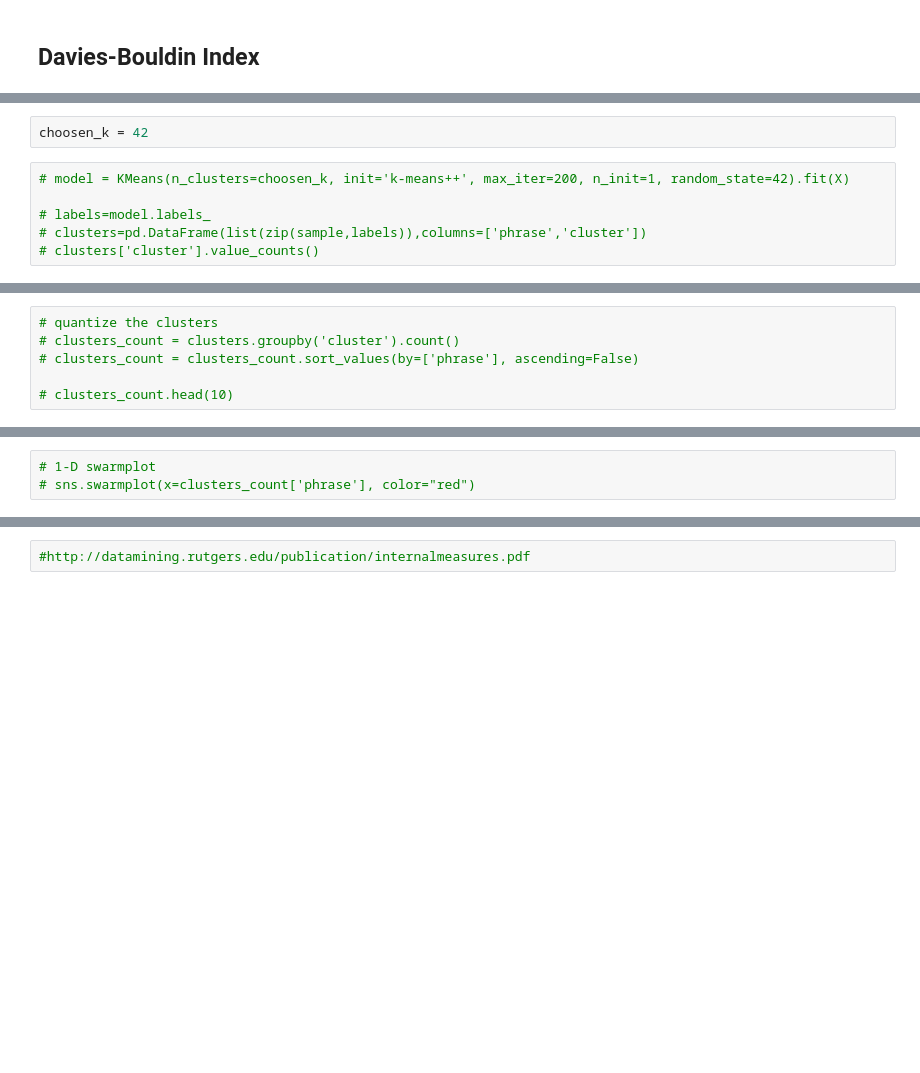
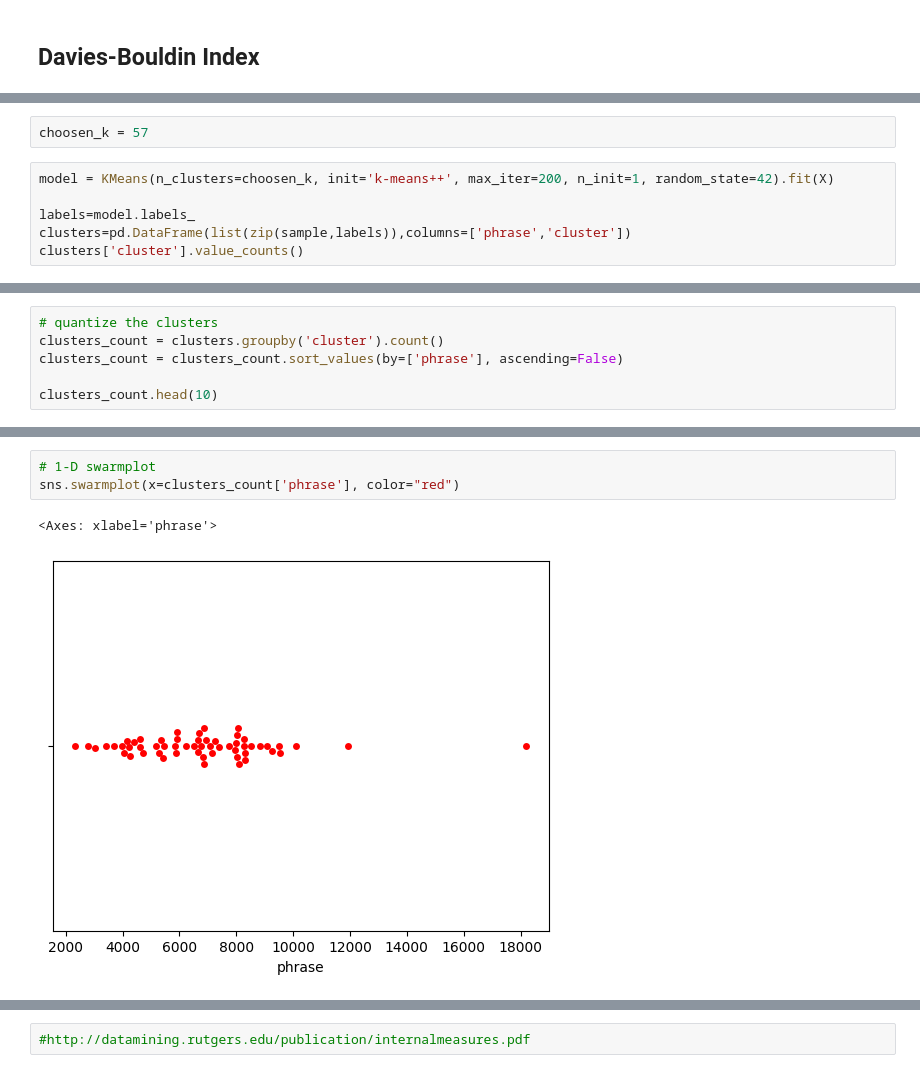
Before and after one commit to Rhuancpq/FBD_MD_viagens, a Jupyter notebook: mining.ipynb, the cells around one changed output, grey strips where cells are left out. Saved outputs shown, nothing was run; the diff lists cells and outputs as text; blank space fills up the shorter version.

```diff
--- a/mining.ipynb
+++ b/mining.ipynb
@@ -189,8 +192,8 @@ plt.show()
 # %%
-choosen_k = 42
+choosen_k = 57
 # %%
-# model = KMeans(n_clusters=choosen_k, init='k-means++', max_iter=200, n_init=1, random_state=42).fit(X)
+model = KMeans(n_clusters=choosen_k, init='k-means++', max_iter=200, n_init=1, random_state=42).fit(X)
 
-# labels=model.labels_
-# clusters=pd.DataFrame(list(zip(sample,labels)),columns=['phrase','cluster'])
-# clusters['cluster'].value_counts()
+labels=model.labels_
+clusters=pd.DataFrame(list(zip(sample,labels)),columns=['phrase','cluster'])
+clusters['cluster'].value_counts()
@@ -197,6 +218,6 @@ choosen_k = 42
 # %%
 # quantize the clusters
-# clusters_count = clusters.groupby('cluster').count()
-# clusters_count = clusters_count.sort_values(by=['phrase'], ascending=False)
+clusters_count = clusters.groupby('cluster').count()
+clusters_count = clusters_count.sort_values(by=['phrase'], ascending=False)
 
-# clusters_count.head(10)
+clusters_count.head(10)
@@ -203,6 +237,9 @@ choosen_k = 42
 # %%
 # 1-D swarmplot
-# sns.swarmplot(x=clusters_count['phrase'], color="red")
+sns.swarmplot(x=clusters_count['phrase'], color="red")
+# %% [output]
+<Axes: xlabel='phrase'>
+[figure, added]
 # %%
 
 #print(clusters.sort_values(by=['cluster']))
```
Also changed, not shown: parts of 12 cells of this notebook, 4 other files.
